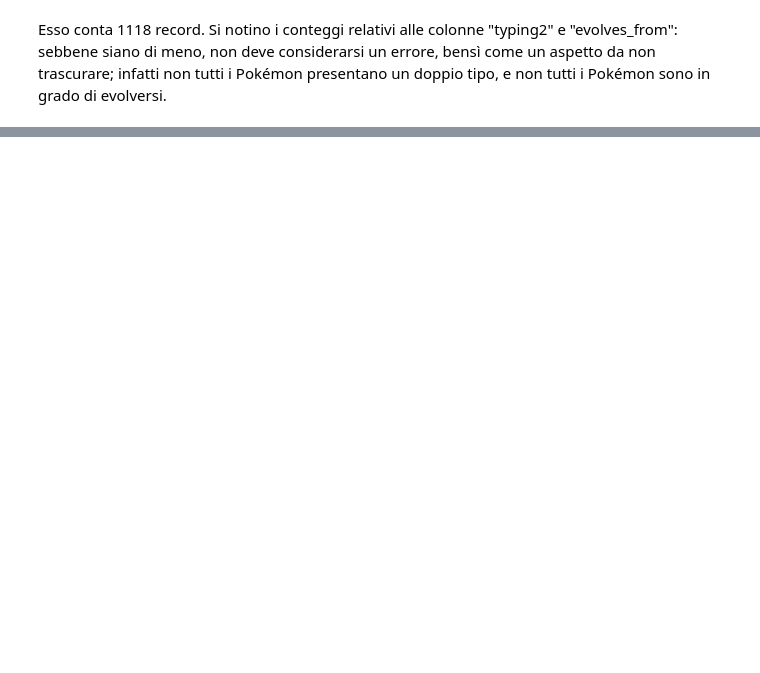
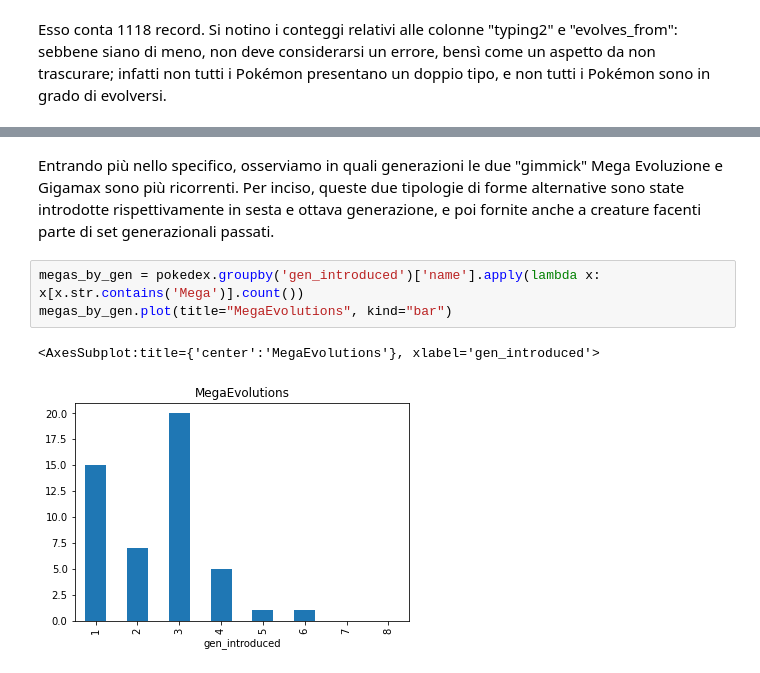
Before and after one commit to nebuchadneZZar01/DA_project, a Jupyter notebook: pokebook.ipynb, the cells around one changed output, grey strips where cells are left out. Drawn from its saved outputs; the diff is of its cells as text; blank space fills up the shorter version.

```diff
--- a/pokebook.ipynb
+++ b/pokebook.ipynb
@@ -161,0 +211,8 @@ Visto che alcuni Pokémon, cambiando forma, cambiano anche uno dei due tipi, nel
+# %% [markdown]
+Entrando più nello specifico, osserviamo in quali generazioni le due "gimmick" Mega Evoluzione e Gigamax sono più ricorrenti. Per inciso, queste due tipologie di forme alternative sono state introdotte rispettivamente in sesta e ottava generazione, e poi fornite anche a creature facenti parte di set generazionali passati.
+# %%
+megas_by_gen = pokedex.groupby('gen_introduced')['name'].apply(lambda x: x[x.str.contains('Mega')].count())
+megas_by_gen.plot(title="MegaEvolutions", kind="bar")
+# %% [output]
+<AxesSubplot:title={'center':'MegaEvolutions'}, xlabel='gen_introduced'>
+[figure, added]
```
Also changed, not shown: parts of 17 cells of this notebook.
